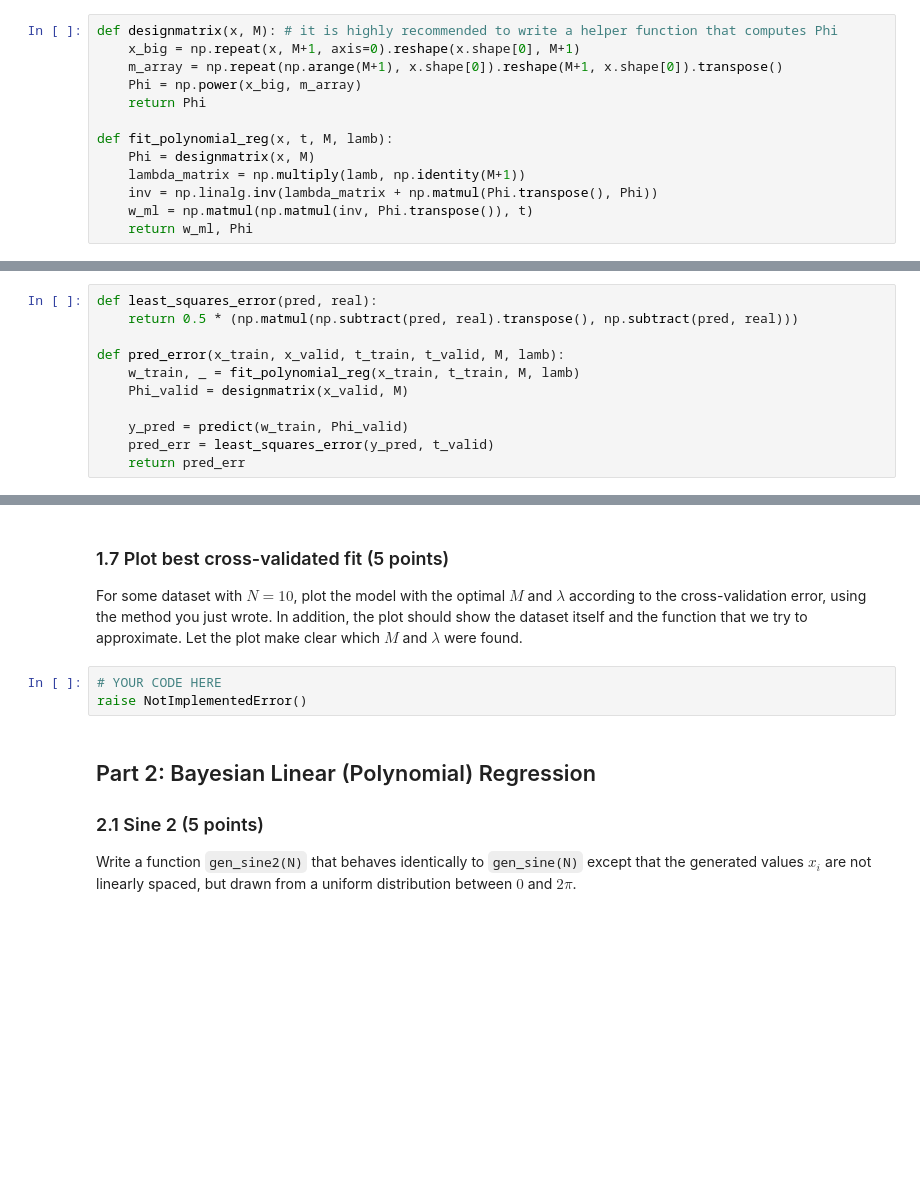
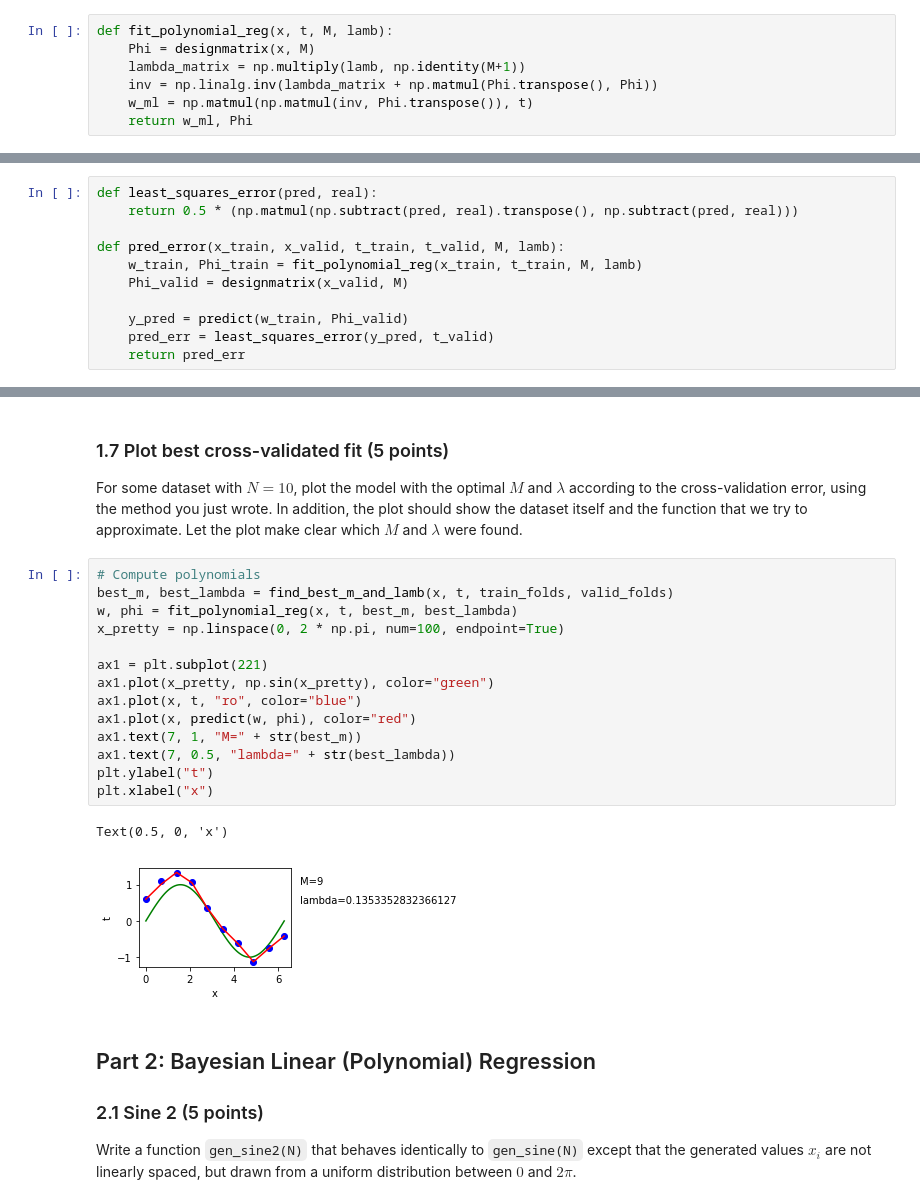
Before and after one commit to woutster/ml1, a Jupyter notebook: 10749586_12385913_lab1.ipynb, the cells around one changed output, grey strips where cells are left out. Cells and saved outputs as stored; diff of their text form; blank space fills up the shorter version.

```diff
--- a/10749586_12385913_lab1.ipynb
+++ b/10749586_12385913_lab1.ipynb
@@ -231,12 +230,6 @@ For background, see section 3.1.4 of Bishop's book.
 
 The function should return $\bw$ and $\bPhi$.
 # %%
-def designmatrix(x, M): # it is highly recommended to write a helper function that computes Phi
-    x_big = np.repeat(x, M+1, axis=0).reshape(x.shape[0], M+1)
-    m_array = np.repeat(np.arange(M+1), x.shape[0]).reshape(M+1, x.shape[0]).transpose()
-    Phi = np.power(x_big, m_array)
-    return Phi
-
 def fit_polynomial_reg(x, t, M, lamb):
     Phi = designmatrix(x, M)
     lambda_matrix = np.multiply(lamb, np.identity(M+1))
@@ -281,7 +274,7 @@ def least_squares_error(pred, real):
     return 0.5 * (np.matmul(np.subtract(pred, real).transpose(), np.subtract(pred, real)))
 
 def pred_error(x_train, x_valid, t_train, t_valid, M, lamb):
-    w_train, _ = fit_polynomial_reg(x_train, t_train, M, lamb)
+    w_train, Phi_train = fit_polynomial_reg(x_train, t_train, M, lamb)
     Phi_valid = designmatrix(x_valid, M)
 
     y_pred = predict(w_train, Phi_valid)
@@ -363,9 +357,23 @@ An alternative to grid search is **Evolutionary Optimization** using an Evolutio
 ### 1.7 Plot best cross-validated fit (5 points)
 
 For some dataset with $N = 10$, plot the model with the optimal $M$ and $\lambda$ according to the cross-validation error, using the method you just wrote. In addition, the plot should show the dataset itself and the function that we try to approximate. Let the plot make clear which $M$ and $\lambda$ were found.
-# %%
-# YOUR CODE HERE
-raise NotImplementedError()
+# %%
+# Compute polynomials
+best_m, best_lambda = find_best_m_and_lamb(x, t, train_folds, valid_folds)
+w, phi = fit_polynomial_reg(x, t, best_m, best_lambda)
+x_pretty = np.linspace(0, 2 * np.pi, num=100, endpoint=True)
+
+ax1 = plt.subplot(221)
+ax1.plot(x_pretty, np.sin(x_pretty), color="green")
+ax1.plot(x, t, "ro", color="blue")
+ax1.plot(x, predict(w, phi), color="red")
+ax1.text(7, 1, "M=" + str(best_m))
+ax1.text(7, 0.5, "lambda=" + str(best_lambda))
+plt.ylabel("t")
+plt.xlabel("x")
+# %% [output]
+Text(0.5, 0, 'x')
+[figure, added]
 # %% [markdown]
 ## Part 2: Bayesian Linear (Polynomial) Regression
 
```
Also changed, not shown: parts of 12 cells of this notebook.
